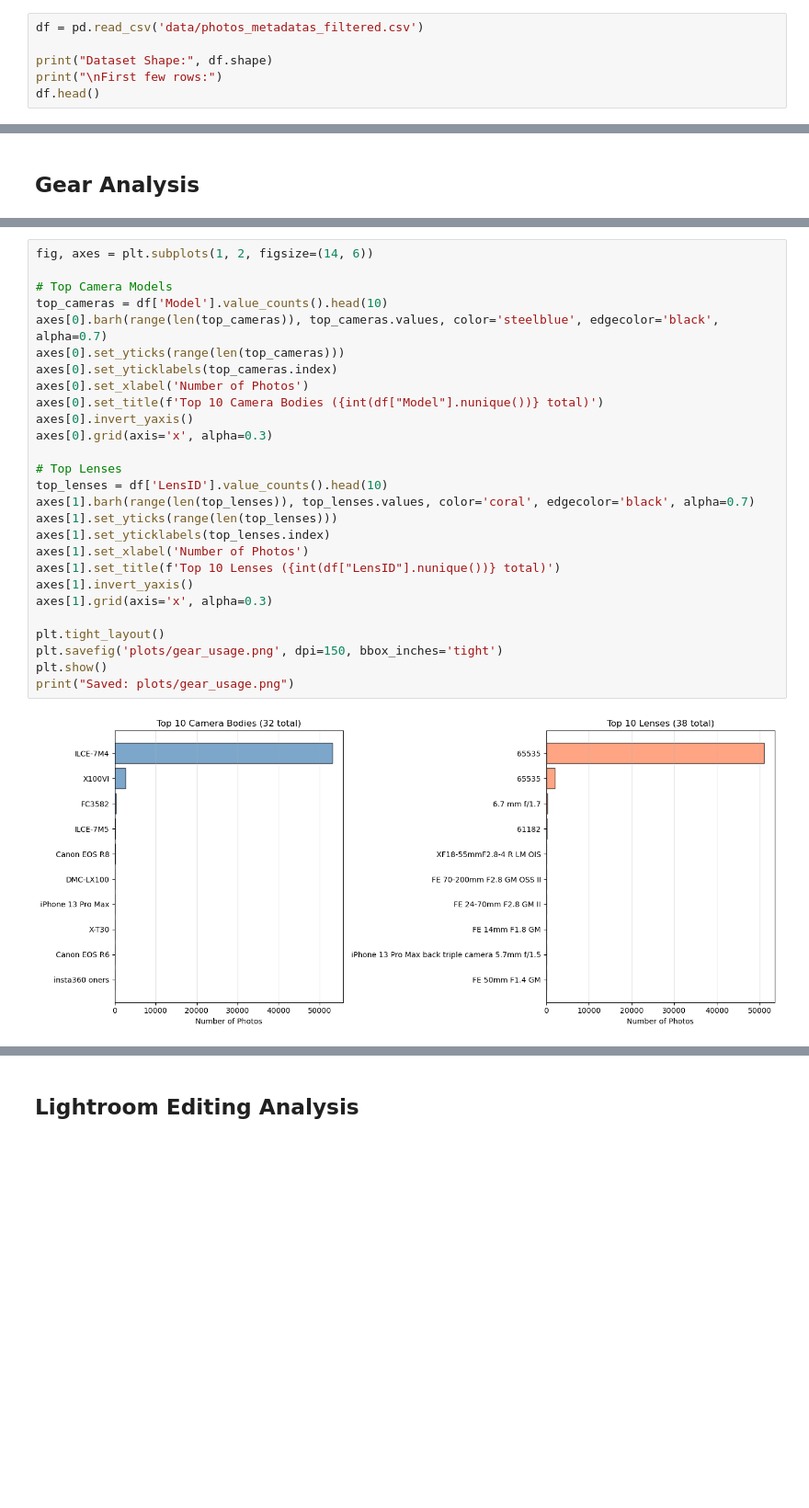
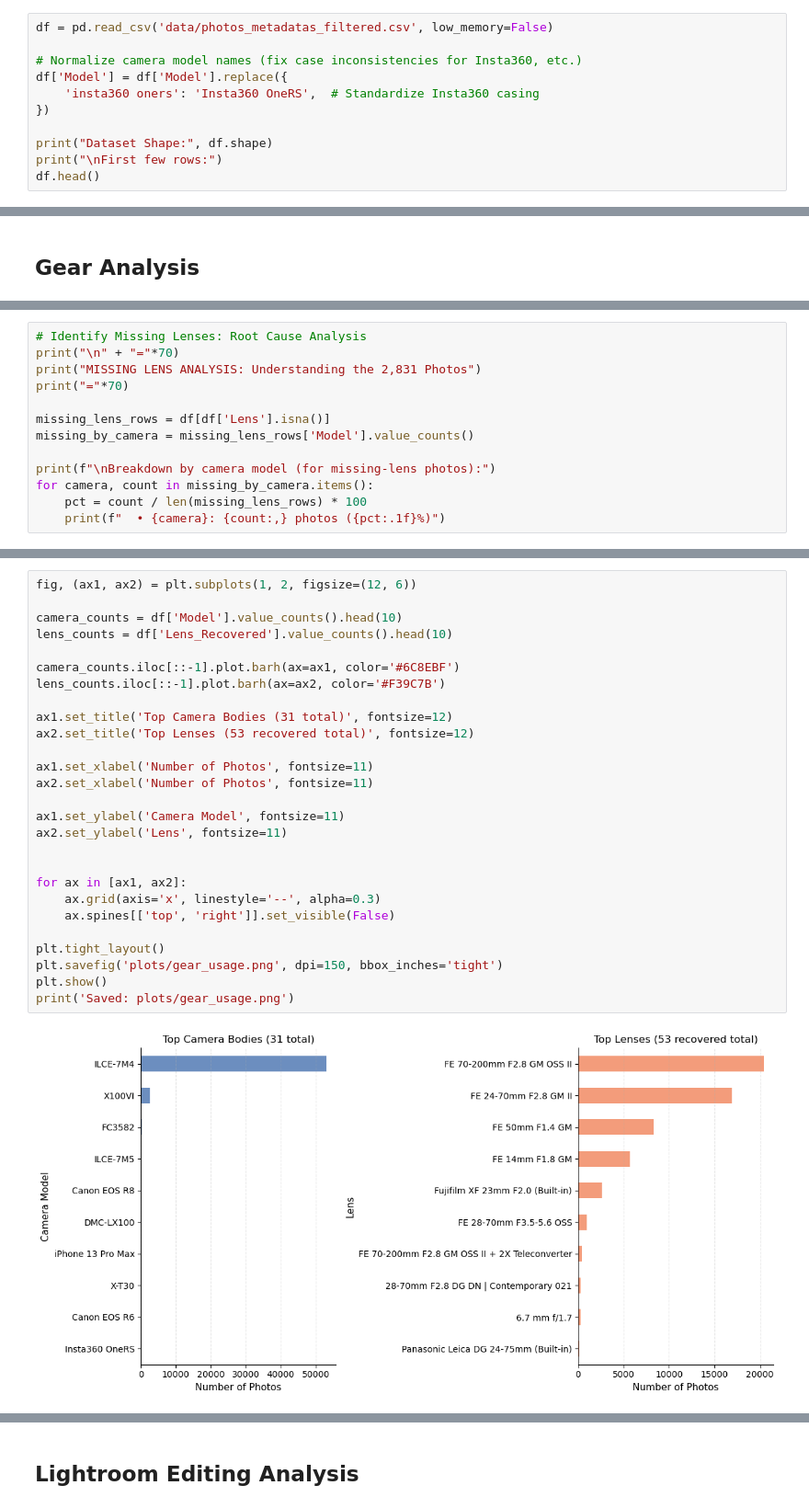
Before and after one commit to com-480-data-visualization/through_the_lens, a Jupyter notebook: data_exploration.ipynb, the cells around one changed output, grey strips where cells are left out. Shown at 92% size. Cells and saved outputs as stored; diff of their text form; blank space fills up the shorter version.

Commit message:
update gear analysis

```diff
--- a/data_exploration.ipynb
+++ b/data_exploration.ipynb
@@ -10,7 +10,12 @@ import matplotlib.pyplot as plt
 from matplotlib.patches import Patch
 from matplotlib.lines import Line2D
 # %%
-df = pd.read_csv('data/photos_metadatas_filtered.csv')
+df = pd.read_csv('data/photos_metadatas_filtered.csv', low_memory=False)
+
+# Normalize camera model names (fix case inconsistencies for Insta360, etc.)
+df['Model'] = df['Model'].replace({
+    'insta360 oners': 'Insta360 OneRS',  # Standardize Insta360 casing
+})
 
 print("Dataset Shape:", df.shape)
 print("\nFirst few rows:")
@@ -505,0 +508,13 @@ Name: count, dtype: int64
+# %%
+# Identify Missing Lenses: Root Cause Analysis
+print("\n" + "="*70)
+print("MISSING LENS ANALYSIS: Understanding the 2,831 Photos")
+print("="*70)
+
+missing_lens_rows = df[df['Lens'].isna()]
+missing_by_camera = missing_lens_rows['Model'].value_counts()
+
+print(f"\nBreakdown by camera model (for missing-lens photos):")
+for camera, count in missing_by_camera.items():
+    pct = count / len(missing_lens_rows) * 100
+    print(f"  • {camera}: {count:,} photos ({pct:.1f}%)")
@@ -506,29 +584,29 @@ Name: count, dtype: int64
 # %%
-fig, axes = plt.subplots(1, 2, figsize=(14, 6))
+fig, (ax1, ax2) = plt.subplots(1, 2, figsize=(12, 6))
 
-# Top Camera Models
-top_cameras = df['Model'].value_counts().head(10)
-axes[0].barh(range(len(top_cameras)), top_cameras.values, color='steelblue', edgecolor='black', alpha=0.7)
-axes[0].set_yticks(range(len(top_cameras)))
-axes[0].set_yticklabels(top_cameras.index)
-axes[0].set_xlabel('Number of Photos')
-axes[0].set_title(f'Top 10 Camera Bodies ({int(df["Model"].nunique())} total)')
-axes[0].invert_yaxis()
-axes[0].grid(axis='x', alpha=0.3)
+camera_counts = df['Model'].value_counts().head(10)
+lens_counts = df['Lens_Recovered'].value_counts().head(10)
 
-# Top Lenses
-top_lenses = df['LensID'].value_counts().head(10)
-axes[1].barh(range(len(top_lenses)), top_lenses.values, color='coral', edgecolor='black', alpha=0.7)
-axes[1].set_yticks(range(len(top_lenses)))
-axes[1].set_yticklabels(top_lenses.index)
-axes[1].set_xlabel('Number of Photos')
-axes[1].set_title(f'Top 10 Lenses ({int(df["LensID"].nunique())} total)')
-axes[1].invert_yaxis()
-axes[1].grid(axis='x', alpha=0.3)
+camera_counts.iloc[::-1].plot.barh(ax=ax1, color='#6C8EBF')
+lens_counts.iloc[::-1].plot.barh(ax=ax2, color='#F39C7B')
+
+ax1.set_title('Top Camera Bodies (31 total)', fontsize=12)
+ax2.set_title('Top Lenses (53 recovered total)', fontsize=12)
+
+ax1.set_xlabel('Number of Photos', fontsize=11)
+ax2.set_xlabel('Number of Photos', fontsize=11)
+
+ax1.set_ylabel('Camera Model', fontsize=11)
+ax2.set_ylabel('Lens', fontsize=11)
+
+
+for ax in [ax1, ax2]:
+    ax.grid(axis='x', linestyle='--', alpha=0.3)
+    ax.spines[['top', 'right']].set_visible(False)
 
 plt.tight_layout()
 plt.savefig('plots/gear_usage.png', dpi=150, bbox_inches='tight')
 plt.show()
-print("Saved: plots/gear_usage.png")
+print('Saved: plots/gear_usage.png')
 # %% [output]
-[figure, old version]
+[figure, new version]
```
Also changed, not shown: parts of 12 cells of this notebook, 7 other files.
